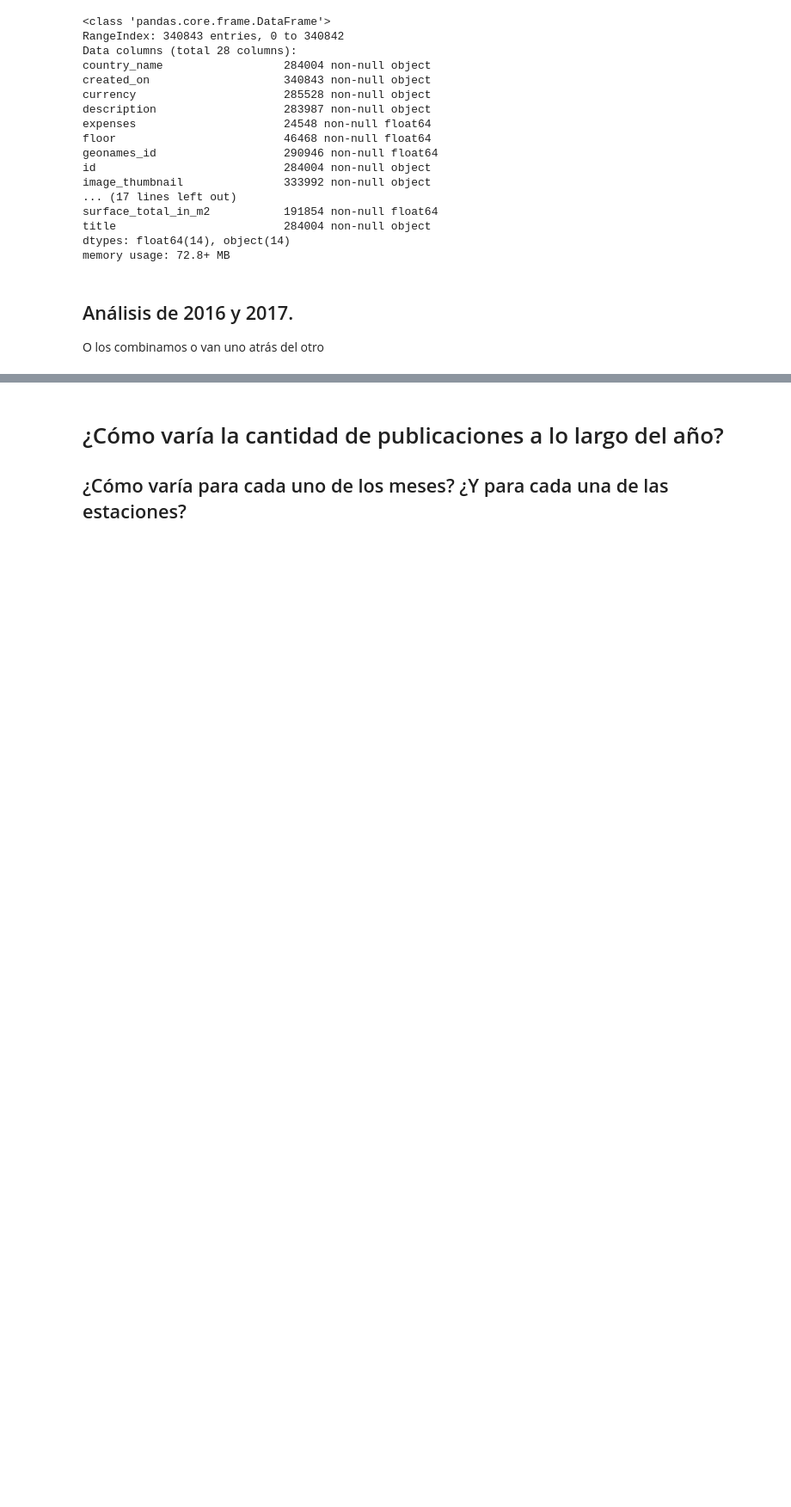
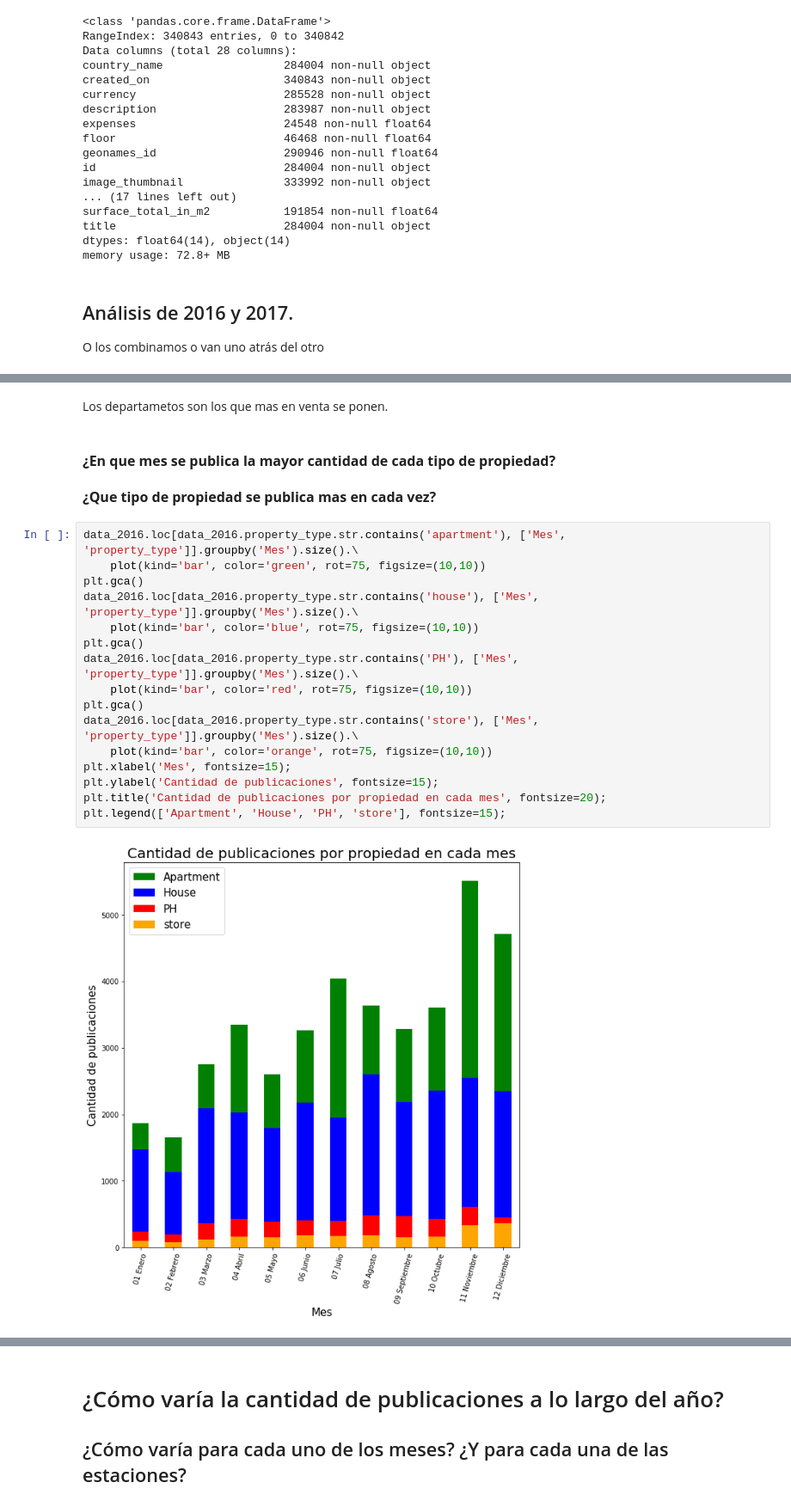
Before and after one commit to nicolaslongo/datos-TP1, a Jupyter notebook: Análisis Exploratorio de Datos.ipynb, the cells around one changed output, grey strips where cells are left out. Shown at 86% size. Saved outputs shown, nothing was run; the diff lists cells and outputs as text; blank space fills up the shorter version.

```diff
--- a/Análisis Exploratorio de Datos.ipynb
+++ b/Análisis Exploratorio de Datos.ipynb
@@ -120,0 +245,23 @@ O los combinamos o van uno atrás del otro
+# %% [markdown]
+Los departametos son los que mas en venta se ponen.
+# %% [markdown]
+<br><B><FONT FACE="Arial" SIZE="3">¿En que mes se publica la mayor cantidad de cada tipo de propiedad?</FONT></B><br/>
+<br><B><FONT FACE="Arial" SIZE="3">¿Que tipo de propiedad se publica mas en cada vez?</FONT></B><br/>
+# %%
+data_2016.loc[data_2016.property_type.str.contains('apartment'), ['Mes', 'property_type']].groupby('Mes').size().\
+    plot(kind='bar', color='green', rot=75, figsize=(10,10))
+plt.gca()
+data_2016.loc[data_2016.property_type.str.contains('house'), ['Mes', 'property_type']].groupby('Mes').size().\
+    plot(kind='bar', color='blue', rot=75, figsize=(10,10))
+plt.gca()
+data_2016.loc[data_2016.property_type.str.contains('PH'), ['Mes', 'property_type']].groupby('Mes').size().\
+    plot(kind='bar', color='red', rot=75, figsize=(10,10))
+plt.gca()
+data_2016.loc[data_2016.property_type.str.contains('store'), ['Mes', 'property_type']].groupby('Mes').size().\
+    plot(kind='bar', color='orange', rot=75, figsize=(10,10))
+plt.xlabel('Mes', fontsize=15);
+plt.ylabel('Cantidad de publicaciones', fontsize=15);
+plt.title('Cantidad de publicaciones por propiedad en cada mes', fontsize=20);
+plt.legend(['Apartment', 'House', 'PH', 'store'], fontsize=15);
+# %% [output]
+[figure, added]
```
Also changed, not shown: parts of 48 cells of this notebook.
